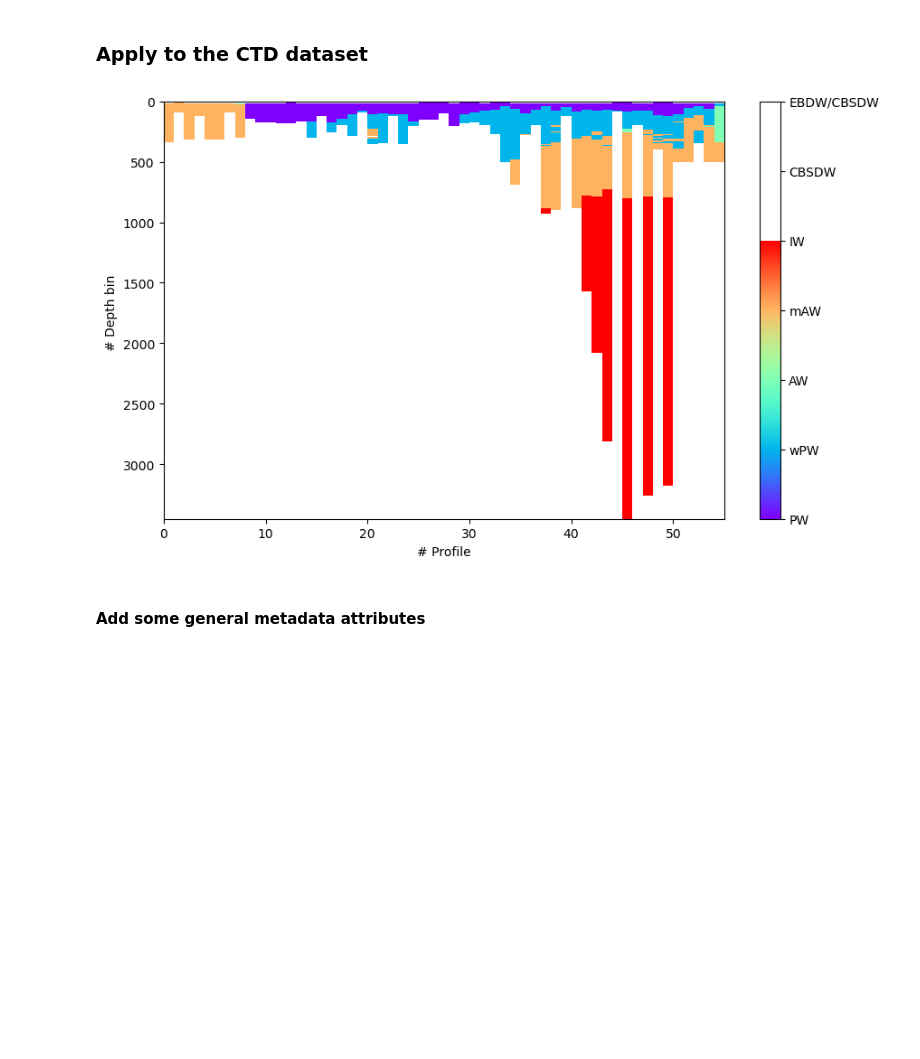
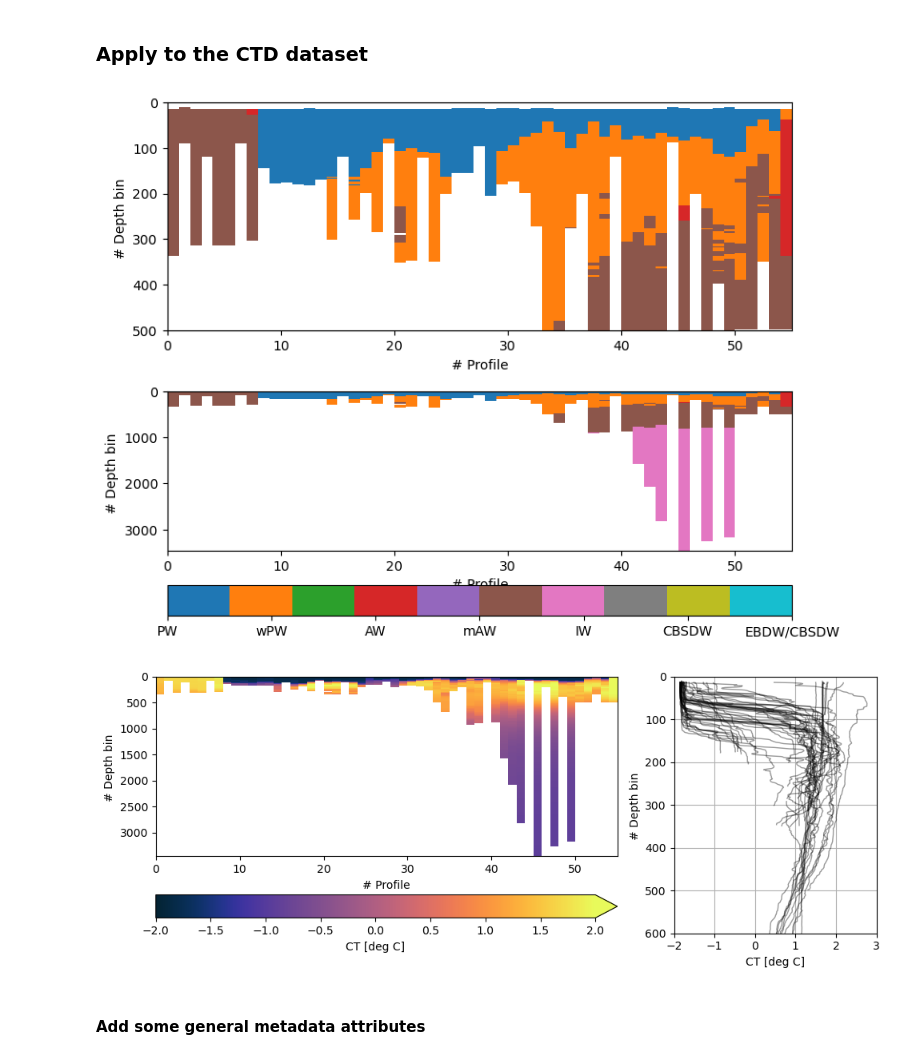
Before and after one commit to oyvfoss/water_mass_nleg, a Jupyter notebook: code/DRAFT - NL CTD PROCESSING SCRIPT.ipynb, the cells around one changed output. Saved outputs shown, nothing was run; the diff lists cells and outputs as text; code cells hidden in the pictures; blank space fills up the shorter version.

```diff
--- a/code/DRAFT - NL CTD PROCESSING SCRIPT.ipynb
+++ b/code/DRAFT - NL CTD PROCESSING SCRIPT.ipynb
@@ -26,5 +27,5 @@ import xarray as xr
 # %%
-data_loc = '/home/oyvindl/work/projects/water_mass_aen/ctd_data/'
+data_loc = '/home/oyvindl/work/projects/water_mass_nleg/ctd_data/'
 #ctdfile = 'NMDC_Nansen-Legacy_PR_CT_58US_2019711.nc'
 ctdfile = 'NMDC_Nansen-Legacy_PR_CT_58US_2021704.nc'
 # %% [markdown]
@@ -208,6 +209,17 @@ if quicklook_classifier:
         for mm in np.arange(WMNUM.shape[1]):
             wm, WMNUM[nn, mm] = classify(SA[nn, mm], CT[nn, mm], sig0[nn, mm])
 
+    # Plot the water mass space (and show the CTD data)
+
     fig, ax = plt.subplots()
-    ax.pcolormesh(SAarr, CTarr, WMNUM, cmap = 'rainbow')
+    C = ax.pcolormesh(SAarr, CTarr, WMNUM, cmap = 'tab10', vmin = 1, vmax = 7)
+    cb = plt.colorbar(C, extend = 'max', ax = ax,
+                     orientation = 'vertical')
+    cb.ax.set_yticks([1, 2, 3, 4, 5, 6, 7])
+    cb.ax.set_yticklabels(['PW', 'wPW', 'AW', 'mAW', 'IW', 'CBSDW', 'EBDW/CBSDW']);
+
+    ax.plot(d.SA_NLEG, d.CT_NLEG, '.k', ms = 2, alpha = 0.1)
+    ax.plot(d.SA_NLEG.T, d.CT_NLEG.T, '-k', ms = 2, alpha = 0.1)
+
+    ax.set_xlim(SAarr.min(), SAarr.max())
 # %% [output]
@@ -273,19 +289,55 @@ d.WMASS_NUM_NLEG.attrs = {
 # %%
 # Optional: quick plot
 
 show_ctd_classification = True
 
 if show_ctd_classification:
-    fig, ax = plt.subplots(figsize = (10, 6))
-    C = ax.pcolormesh(d['WMASS_NUM_NLEG'].T, cmap = 'rainbow')
-    ax.invert_yaxis()
-    cb = plt.colorbar(C, ticks = [0, 1, 2, 3, 4, 5, 6, 7])
-    cb.ax.set_yticks([1, 2, 3, 4, 5, 6, 7])
-    cb.ax.set_yticklabels(['PW', 'wPW', 'AW', 'mAW', 'IW', 'CBSDW', 'EBDW/CBSDW'])
-    ax.set_ylabel('# Depth bin ')
-    ax.set_xlabel('# Profile');
+    fig = plt.figure(figsize = (8, 6))
+    ax0 = plt.subplot2grid((2, 1), (0, 0), )
+    ax1 = plt.subplot2grid((2, 1), (1, 0), )
+    ax0.pcolormesh(d['WMASS_NUM_NLEG'].T, cmap = 'tab10', vmin = 1, vmax = 7)
+    ax0.set_ylim(500, 0)
+    C = ax1.pcolormesh(d['WMASS_NUM_NLEG'].T, cmap = 'tab10', vmin = 1, vmax = 7)
+    ax1.invert_yaxis()
+    cb = plt.colorbar(C, ticks = [0, 1, 2, 3, 4, 5, 6, 7], ax = ax1,
+                     orientation = 'horizontal')
+    cb.ax.set_xticks([1, 2, 3, 4, 5, 6, 7])
+    cb.ax.set_xticklabels(['PW', 'wPW', 'AW', 'mAW', 'IW', 'CBSDW', 'EBDW/CBSDW'])
+    for axn in [ax0, ax1]:
+        axn.set_ylabel('# Depth bin ')
+        axn.set_xlabel('# Profile');
+    plt.tight_layout()
+
+# Option: Look at hte temperature (was there really almost no AW?)
+
+show_ctd_temp = True
+
+if show_ctd_temp:
+    fig = plt.figure(figsize = (10, 4))
+    ax0 = plt.subplot2grid((1, 3), (0, 0), colspan = 2)
+    ax1 = plt.subplot2grid((1, 3), (0, 2), colspan = 1)
+
+    C = ax0.pcolormesh(d['CT_NLEG'].T, cmap = cmocean.cm.thermal,
+                      vmin = -2, vmax = 2)
+    ax0.invert_yaxis()
+    cb = plt.colorbar(C, extend = 'max', label = 'CT [deg C]', ax = ax0,
+                     orientation = 'horizontal')
+
+    ax0.set_ylabel('# Depth bin ')
+    ax0.set_xlabel('# Profile');
+
+    ax1.plot(d['CT_NLEG'].T, np.arange(d.dims['DEPTH']), color = 'k',
+             alpha = 0.4, lw = 1)
+    ax1.set_ylim(600, 0)
+    ax1.set_xlim(-2, 3)
+
+    ax1.grid()
+    ax1.set_ylabel('# Depth bin ')
+    ax1.set_xlabel('CT [deg C]');
+    plt.tight_layout()
 # %% [output]
-[figure, old version]
+[figure, new version]
+[figure, added]
 # %% [markdown]
 #### Add some general metadata attributes
 # %%
```
Also changed, not shown: parts of 8 cells of this notebook.
